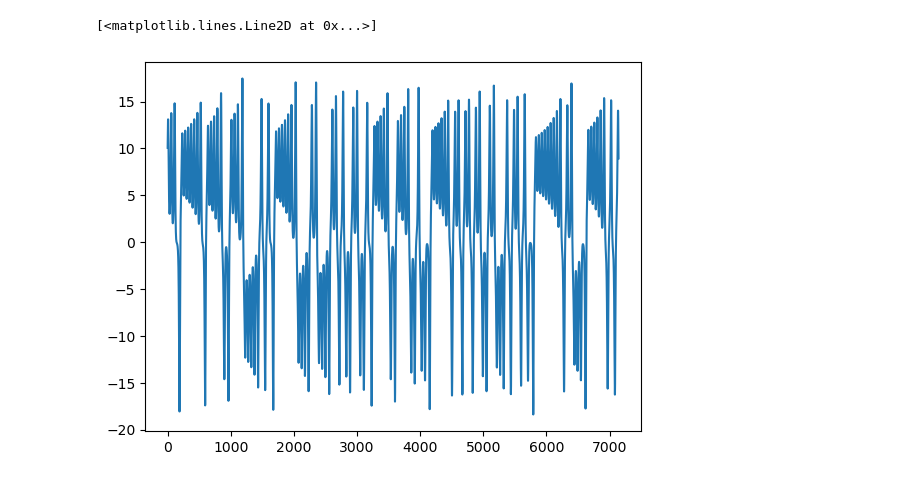
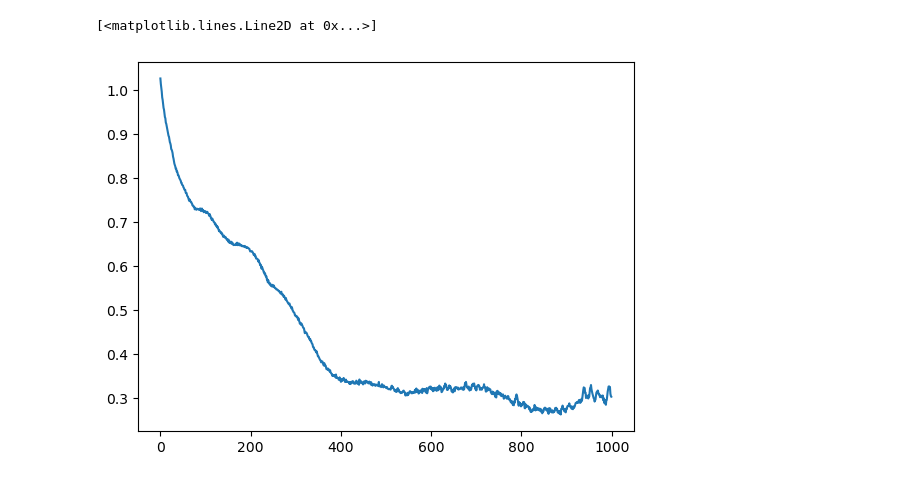
Before and after one commit to z7743/manifold_learning, a Jupyter notebook: notebooks/Lorenz systems demixing.ipynb, the cells around one changed output. Saved outputs shown, nothing was run; the diff lists cells and outputs as text; code cells hidden in the pictures.

```diff
--- a/notebooks/Lorenz systems demixing.ipynb
+++ b/notebooks/Lorenz systems demixing.ipynb
@@ -25,0 +35,12 @@ def get_lorenz_rand(tmax = 140, n_steps = 10000, sigma=10, beta=8/3, rho=28):
+# %%
+X = np.array([get_lorenz_rand(280,n_steps=30000)[:,0] for i in range(5)])
+X = X.T @ np.random.uniform(-1,1,(5,10))
+X_emb = utils.get_td_embedding_np(X,4,20,return_pred=False)
+X_emb = X_emb.reshape(X_emb.shape[0],-1)
+X_emb = StandardScaler().fit_transform(X_emb)
+# %%
+trainer = IMD.IMD_nD(X_emb.shape[1], embed_dim=8, n_components=5,subtract_corr=True, device="cuda")
+# %%
+trainer.fit(X_emb, sample_len=700, library_len=2000,
+            exclusion_rad=50, nbrs_num=10, tp=50,
+            epochs=1000, num_batches=16,optimizer="Adam", learning_rate=0.001,tp_policy="fixed")
@@ -26,5 +65,5 @@ def get_lorenz_rand(tmax = 140, n_steps = 10000, sigma=10, beta=8/3, rho=28):
 # %%
-plt.plot(solution[:,0])
+plt.plot(trainer.get_loss_history()[:])
 # %% [output]
 [<matplotlib.lines.Line2D at 0x...>]
-[figure, old version]
+[figure, new version]
```
Also changed, not shown: parts of 7 cells of this notebook, 1 other file.
